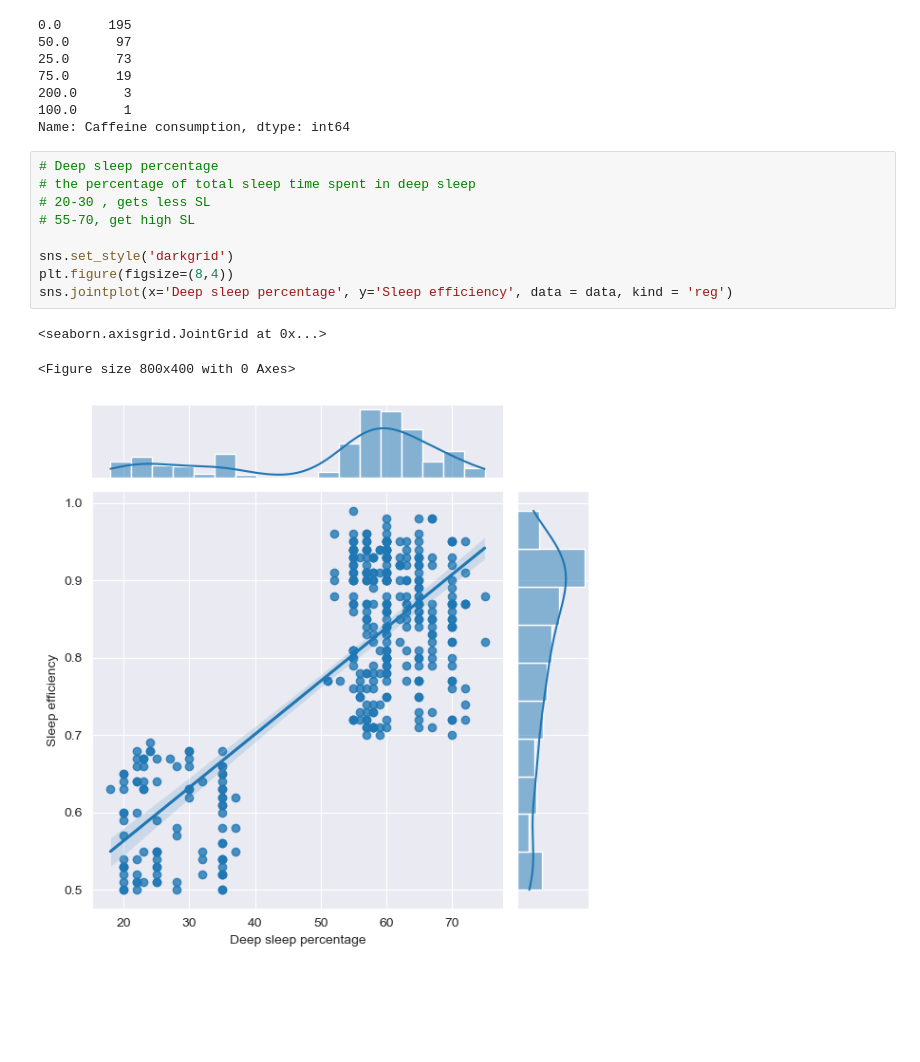
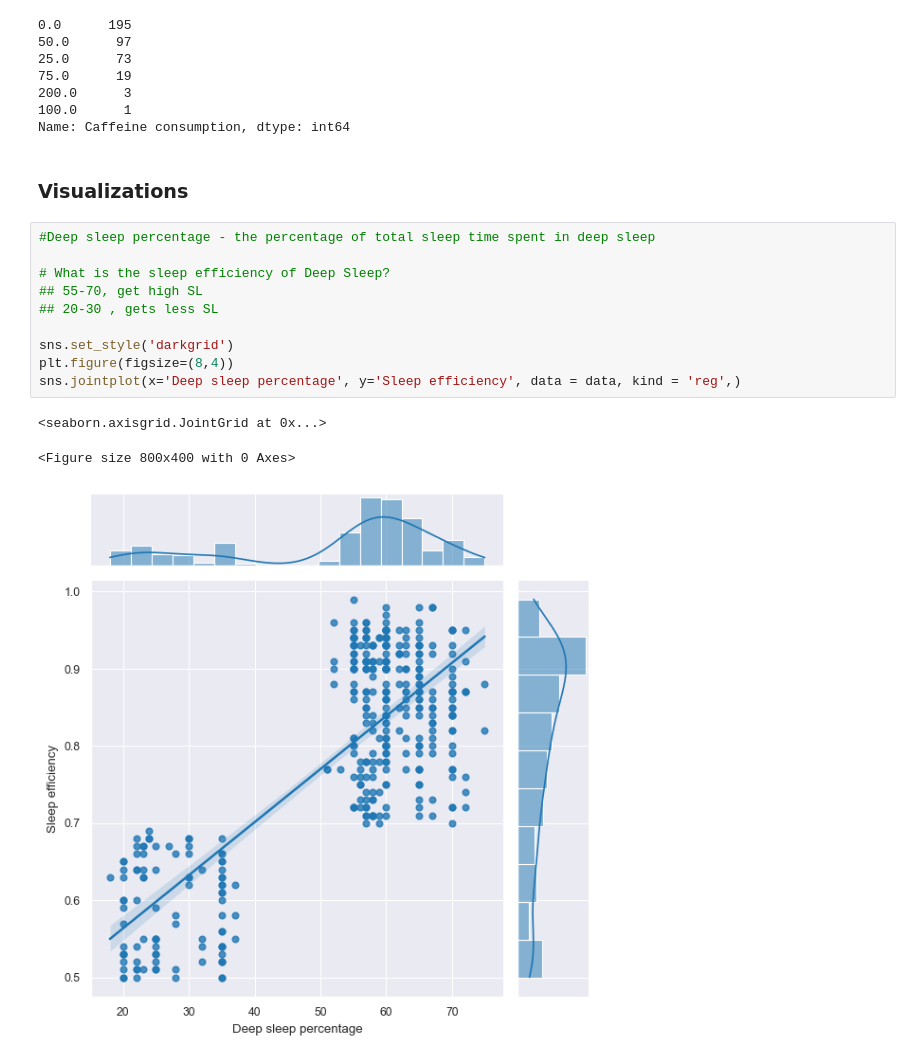
Before and after one commit to heinrickturingan/DataExplore, a Jupyter notebook: Sleep_Efficiency_Capstone.ipynb, the cells around one changed output. Drawn from its saved outputs; the diff is of its cells as text; blank space fills up the shorter version.

```diff
--- a/Sleep_Efficiency_Capstone.ipynb
+++ b/Sleep_Efficiency_Capstone.ipynb
@@ -134,17 +134,20 @@ data['Caffeine consumption'].value_counts()
 200.0      3
 100.0      1
 Name: Caffeine consumption, dtype: int64
+# %% [markdown]
+### Visualizations
 # %%
-# Deep sleep percentage
-# the percentage of total sleep time spent in deep sleep
-# 20-30 , gets less SL
-# 55-70, get high SL
+#Deep sleep percentage - the percentage of total sleep time spent in deep sleep
+
+# What is the sleep efficiency of Deep Sleep?
+## 55-70, get high SL
+## 20-30 , gets less SL
 
 sns.set_style('darkgrid')
 plt.figure(figsize=(8,4))
-sns.jointplot(x='Deep sleep percentage', y='Sleep efficiency', data = data, kind = 'reg')
+sns.jointplot(x='Deep sleep percentage', y='Sleep efficiency', data = data, kind = 'reg',)
 # %% [output]
 <seaborn.axisgrid.JointGrid at 0x...>
 <Figure size 800x400 with 0 Axes>
-[figure, old version]
+[figure, new version]
 # %%
```
Also changed, not shown: parts of 11 cells of this notebook.
